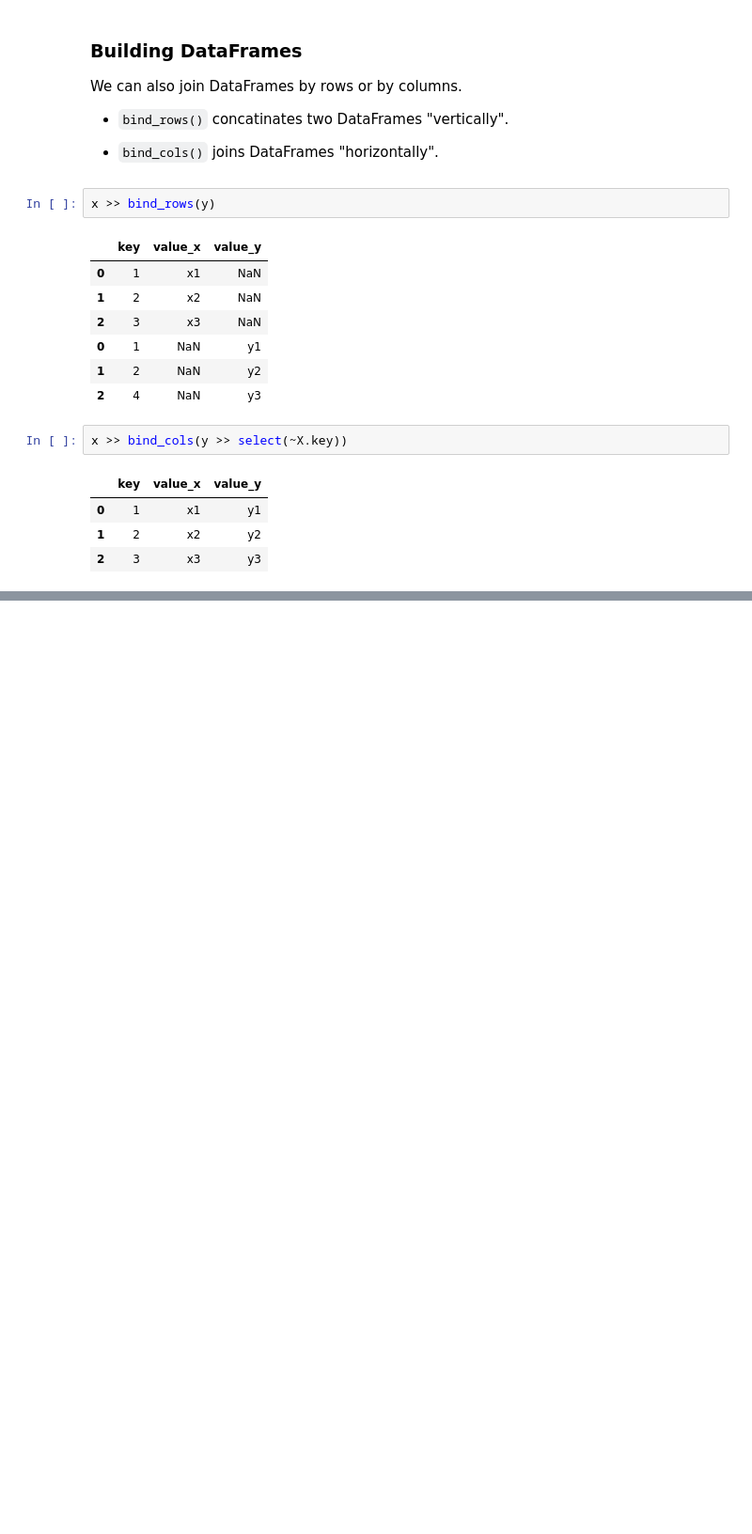
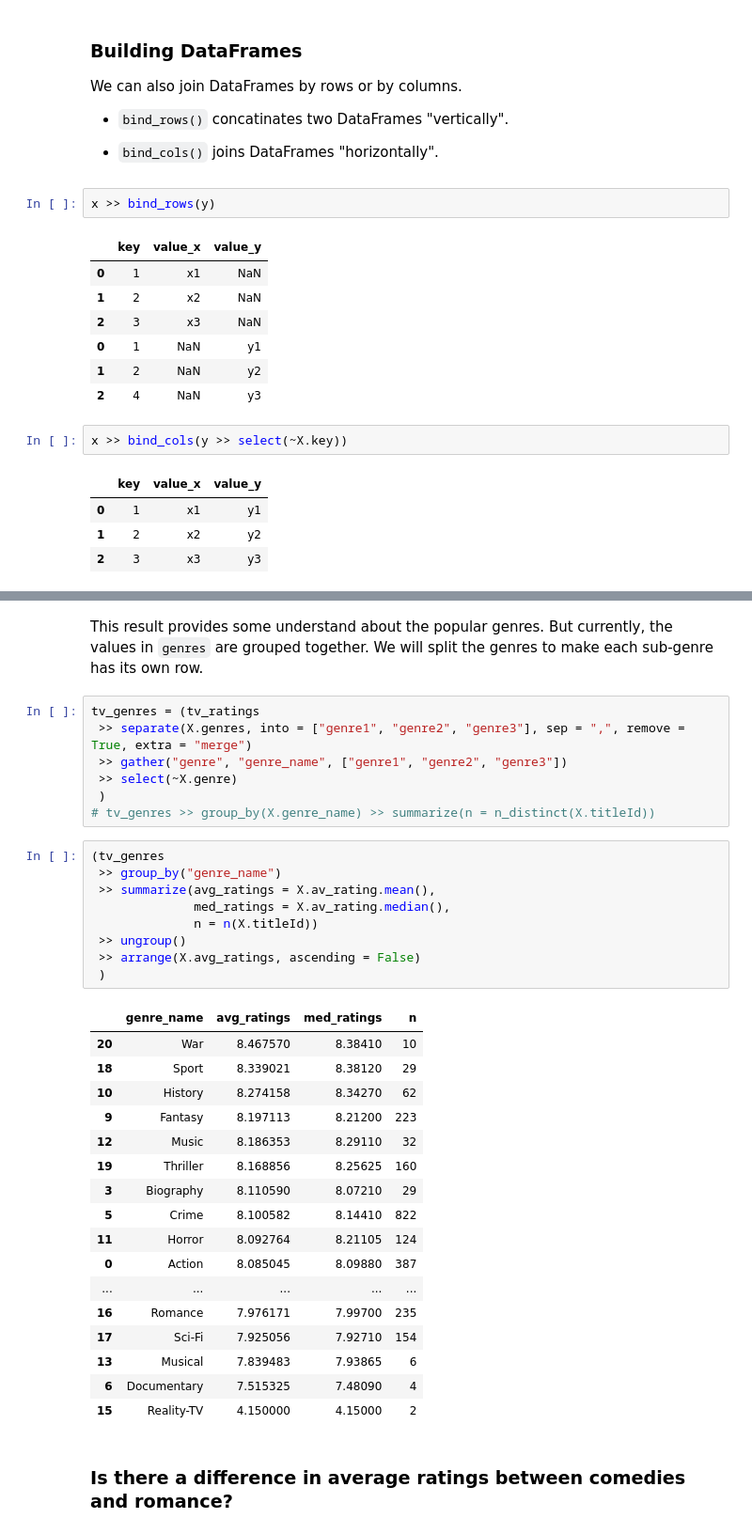
Before and after one commit to dss5202-2410/Notebooks, a Jupyter notebook: More_on_dplyr.ipynb, the cells around one changed output, grey strips where cells are left out. Shown at 94% size. Saved outputs shown, nothing was run; the diff lists cells and outputs as text; blank space fills up the shorter version.

```diff
--- a/More_on_dplyr.ipynb
+++ b/More_on_dplyr.ipynb
@@ -634,0 +754,38 @@ x >> bind_cols(y >> select(~X.key))
+# %% [markdown]
+This result provides some understand about the popular genres. But currently, the values in `genres` are grouped together. We will split the genres to make each sub-genre has its own row.
+# %%
+tv_genres = (tv_ratings
+ >> separate(X.genres, into = ["genre1", "genre2", "genre3"], sep = ",", remove = True, extra = "merge")
+ >> gather("genre", "genre_name", ["genre1", "genre2", "genre3"])
+ >> select(~X.genre)
+ )
+# tv_genres >> group_by(X.genre_name) >> summarize(n = n_distinct(X.titleId))
+# %%
+(tv_genres
+ >> group_by("genre_name")
+ >> summarize(avg_ratings = X.av_rating.mean(),
+              med_ratings = X.av_rating.median(),
+              n = n(X.titleId))
+ >> ungroup()
+ >> arrange(X.avg_ratings, ascending = False)
+ )
+# %% [output]
+|  | genre_name | avg_ratings | med_ratings | n |
+| 20 | War | 8.467570 | 8.38410 | 10 |
+| 18 | Sport | 8.339021 | 8.38120 | 29 |
+| 10 | History | 8.274158 | 8.34270 | 62 |
+| 9 | Fantasy | 8.197113 | 8.21200 | 223 |
+| 12 | Music | 8.186353 | 8.29110 | 32 |
+| 19 | Thriller | 8.168856 | 8.25625 | 160 |
+| 3 | Biography | 8.110590 | 8.07210 | 29 |
+| 5 | Crime | 8.100582 | 8.14410 | 822 |
+| 11 | Horror | 8.092764 | 8.21105 | 124 |
+| 0 | Action | 8.085045 | 8.09880 | 387 |
+| ... | ... | ... | ... | ... |
+| 16 | Romance | 7.976171 | 7.99700 | 235 |
+| 17 | Sci-Fi | 7.925056 | 7.92710 | 154 |
+| 13 | Musical | 7.839483 | 7.93865 | 6 |
+| 6 | Documentary | 7.515325 | 7.48090 | 4 |
+| 15 | Reality-TV | 4.150000 | 4.15000 | 2 |
+# %% [markdown]
+### Is there a difference in average ratings between comedies and romance?
```
Also changed, not shown: parts of 28 cells of this notebook.
